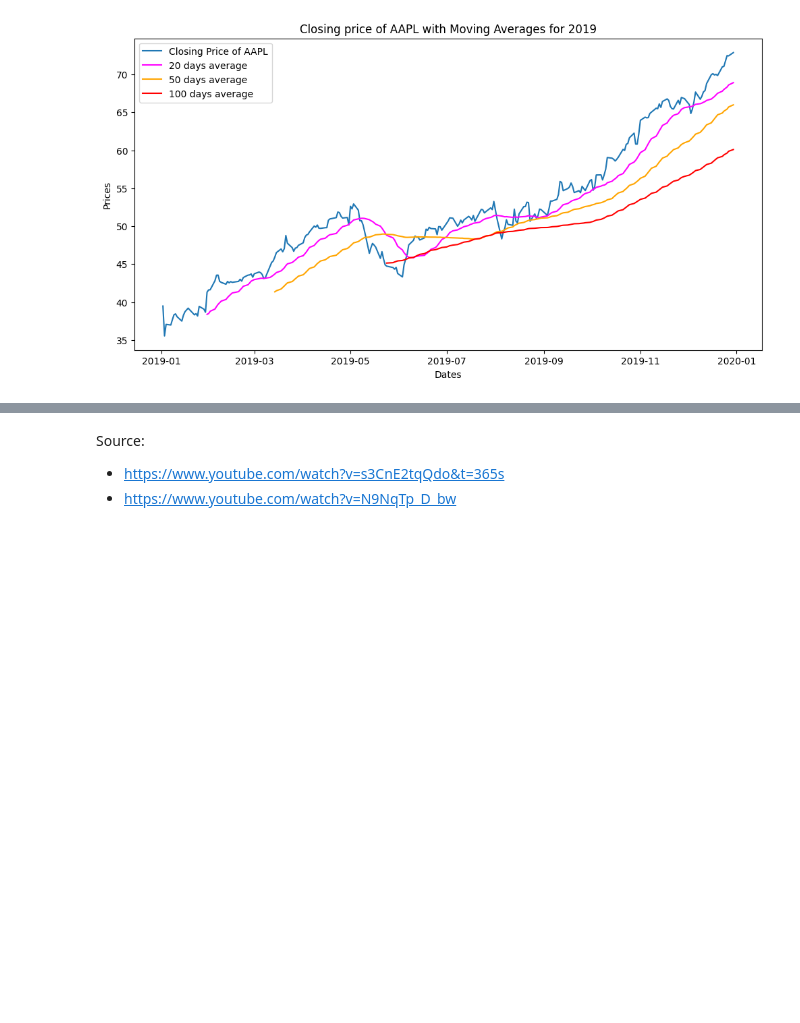
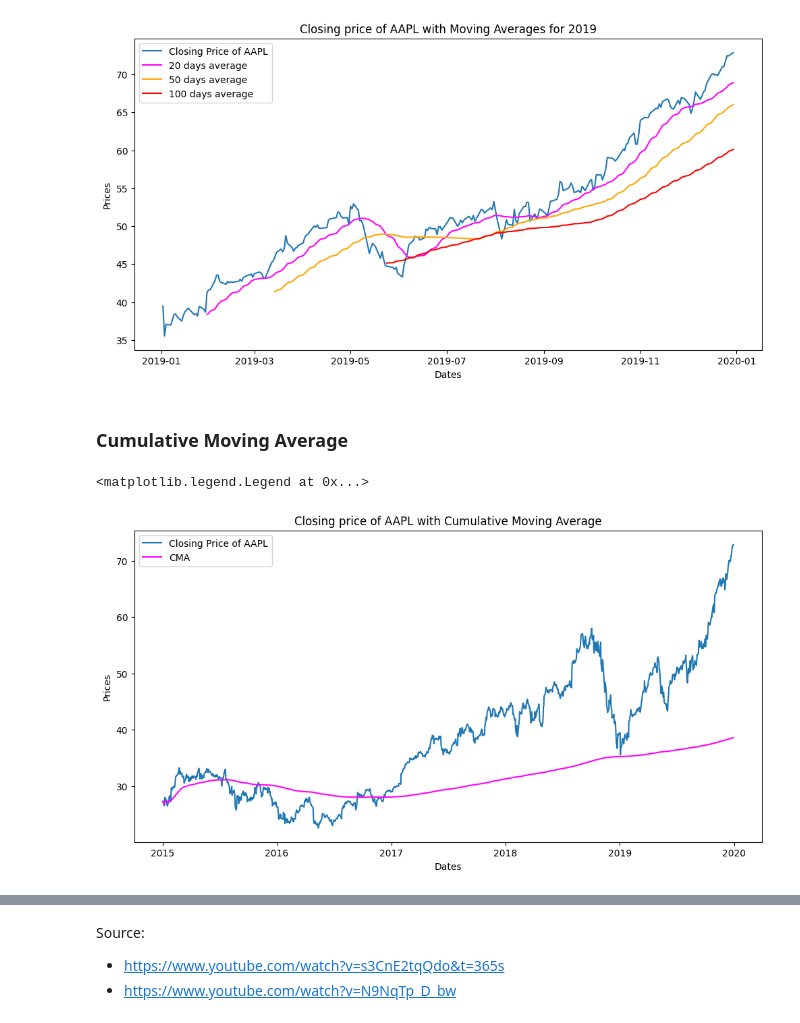
Before and after one commit to sohamthirty/Stock-Price-Prediction-with-Sentiment-Analysis, a Jupyter notebook: Stock_Price_Scraping_EDA.ipynb, the cells around one changed output, grey strips where cells are left out. Drawn from its saved outputs; the diff is of its cells as text; code cells hidden in the pictures; blank space fills up the shorter version.

```diff
--- a/Stock_Price_Scraping_EDA.ipynb
+++ b/Stock_Price_Scraping_EDA.ipynb
@@ -185,3 +187,18 @@ plt.legend()
 # %% [output]
 <matplotlib.legend.Legend at 0x...>
 [figure]
+# %% [markdown]
+### Cumulative Moving Average
+# %%
+cma_aapl = data_aapl.Close.expanding().mean()
+# %%
+plt.figure(figsize = (12, 6))
+plt.plot(data_aapl.Close, label = 'Closing Price of AAPL')
+plt.plot(cma_aapl, 'magenta', label = 'CMA')
+plt.xlabel('Dates')
+plt.ylabel('Prices')
+plt.title('Closing price of AAPL with Cumulative Moving Average')
+plt.legend()
+# %% [output]
+<matplotlib.legend.Legend at 0x...>
+[figure, added]
```
Also changed, not shown: parts of 13 cells of this notebook.
